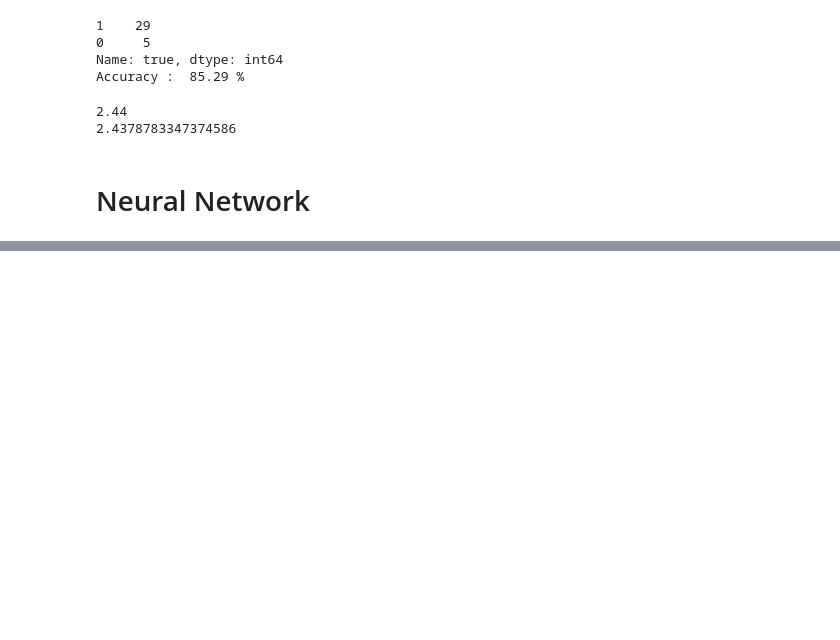
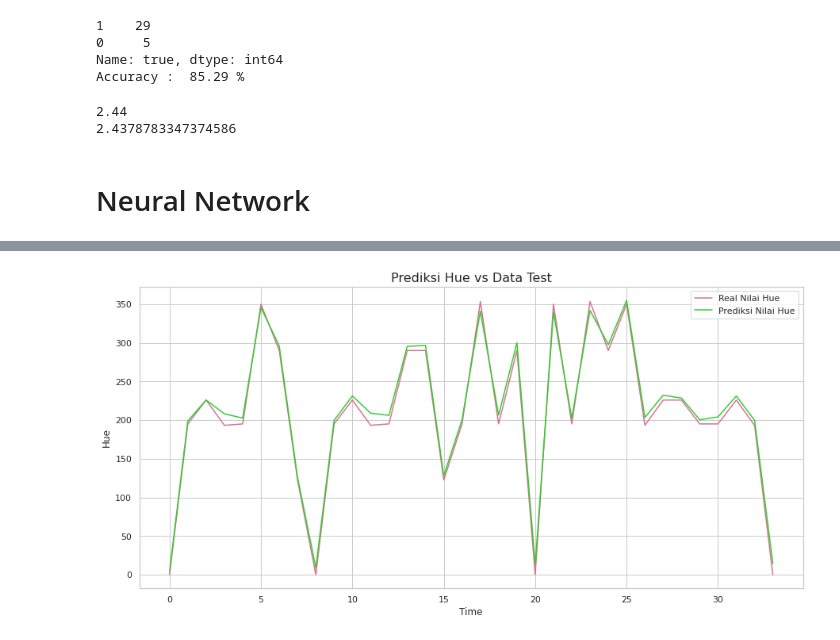
Before and after one commit to geadalfa/PrediksiWarna, a Jupyter notebook: Randomforest_NN.ipynb, the cells around one changed output, grey strips where cells are left out. Drawn from its saved outputs; the diff is of its cells as text; code cells hidden in the pictures; blank space fills up the shorter version.

```diff
--- a/Randomforest_NN.ipynb
+++ b/Randomforest_NN.ipynb
@@ -723,3 +756,5 @@ plt.show()
 # %%
 y_pred = model.predict(X_test)
-y_pred
+#y_pred
+y_pred2 = np.minimum(500., np.maximum(0, model.predict(X_test)))
+#y_pred2
@@ -751,0 +791,5 @@ print(rmse)
+# %%
+y_pred2 = y_pred2.tolist()
+y_pred2 = pd.Series(y_pred2)
+y_pred2 = y_pred2.explode()
+y_pred2
@@ -751,0 +820,6 @@ print(rmse)
+# %%
+y_test = y_test.reset_index(drop=True)
+compare = pd.DataFrame({'real' : y_test, 'pred' : y_pred2})
+#compare = pd.DataFrame(y_test, y_pred, axis=1)
+
+compare
@@ -751,0 +844,14 @@ print(rmse)
+# %%
+# Membuat diagram garis untuk memperlihatkan ke akuratan hasil prediksi dan nilai real pada dataset
+# Data prediksi vs data test
+
+plt.figure(figsize=(15,7))
+plt.plot(compare['real'], color = 'palevioletred', label = 'Real Nilai Hue')
+plt.plot(compare['pred'], color = 'limegreen', label = 'Prediksi Nilai Hue')
+plt.title('Prediksi Hue vs Data Test',fontsize = 16)
+plt.xlabel('Time')
+plt.ylabel('Hue')
+plt.legend()
+plt.show()
+# %% [output]
+[figure, added]
```
Also changed, not shown: parts of 18 cells of this notebook.
